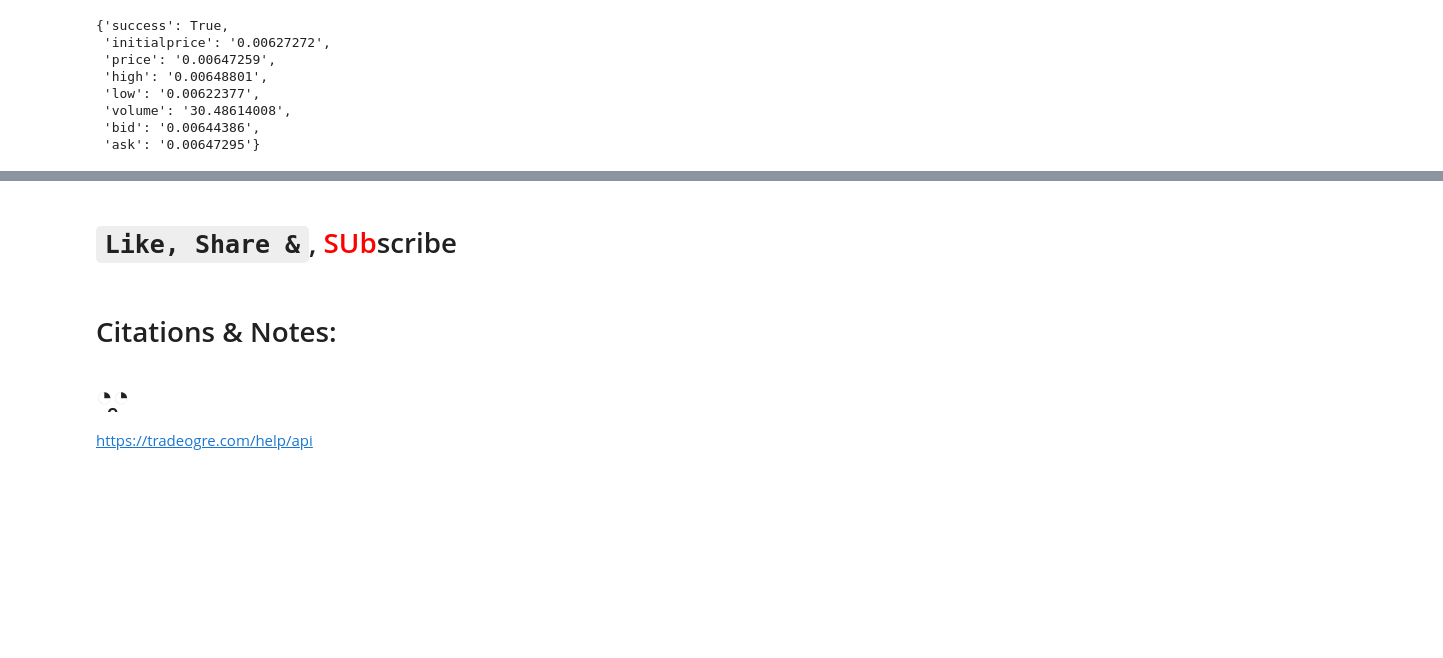
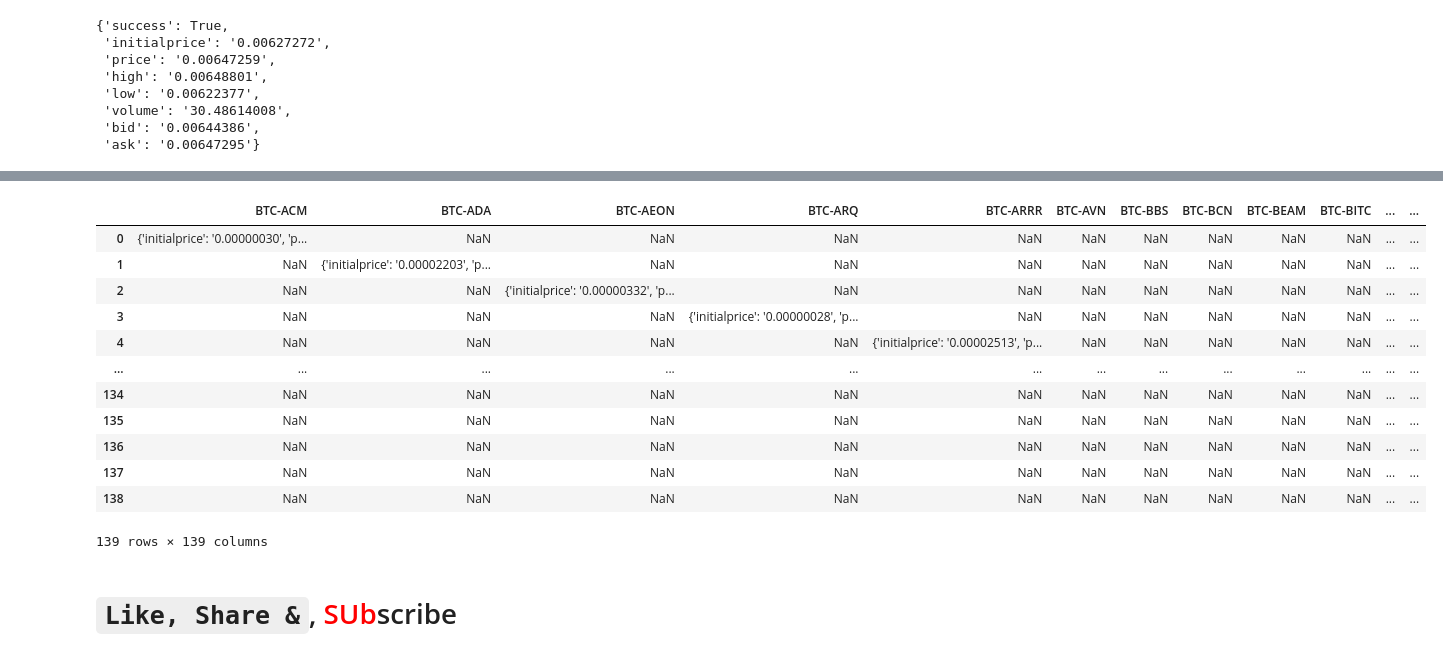
Before and after one commit to MrFuguDataScience/various_API_connections, a Jupyter notebook: TradeOgre_API.ipynb, the cells around one changed output, grey strips where cells are left out. Drawn from its saved outputs; the diff is of its cells as text; code cells hidden in the pictures; blank space fills up the shorter version.

Commit message:
TradeOgre_API
adding functions, dfs etc

```diff
--- a/TradeOgre_API.ipynb
+++ b/TradeOgre_API.ipynb
@@ -115,8 +232,30 @@ ex_4
+# %%
+import pandas as pd
+import json
+import requests
+
+base_url = "https://tradeogre.com/api/v1/markets"
+
+# and 'page=1'
+ex_1=requests.get(base_url).json()
+
+# ex_1
+
+
+pd.DataFrame(ex_1)
+# %% [output]
+|  | BTC-ACM | BTC-ADA | BTC-AEON | BTC-ARQ | BTC-ARRR | BTC-AVN | BTC-BBS | BTC-BCN | BTC-BEAM | BTC-BITC | ... | ... |
+| 0 | {'initialprice': '0.00000030', 'p... | NaN | NaN | NaN | NaN | NaN | NaN | NaN | NaN | NaN | ... | ... |
+| 1 | NaN | {'initialprice': '0.00002203', 'p... | NaN | NaN | NaN | NaN | NaN | NaN | NaN | NaN | ... | ... |
+| 2 | NaN | NaN | {'initialprice': '0.00000332', 'p... | NaN | NaN | NaN | NaN | NaN | NaN | NaN | ... | ... |
+| 3 | NaN | NaN | NaN | {'initialprice': '0.00000028', 'p... | NaN | NaN | NaN | NaN | NaN | NaN | ... | ... |
+| 4 | NaN | NaN | NaN | NaN | {'initialprice': '0.00002513', 'p... | NaN | NaN | NaN | NaN | NaN | ... | ... |
+| ... | ... | ... | ... | ... | ... | ... | ... | ... | ... | ... | ... | ... |
+| 134 | NaN | NaN | NaN | NaN | NaN | NaN | NaN | NaN | NaN | NaN | ... | ... |
+| 135 | NaN | NaN | NaN | NaN | NaN | NaN | NaN | NaN | NaN | NaN | ... | ... |
+| 136 | NaN | NaN | NaN | NaN | NaN | NaN | NaN | NaN | NaN | NaN | ... | ... |
+| 137 | NaN | NaN | NaN | NaN | NaN | NaN | NaN | NaN | NaN | NaN | ... | ... |
+| 138 | NaN | NaN | NaN | NaN | NaN | NaN | NaN | NaN | NaN | NaN | ... | ... |
+139 rows × 139 columns
 # %% [markdown]
 # `Like, Share &`, <font color=red>SUb</font>scribe
-# %% [markdown]
-# Citations & Notes:
-
-# ◔̯◔
-
-https://tradeogre.com/help/api
```
Also changed, not shown: parts of 11 cells of this notebook.
